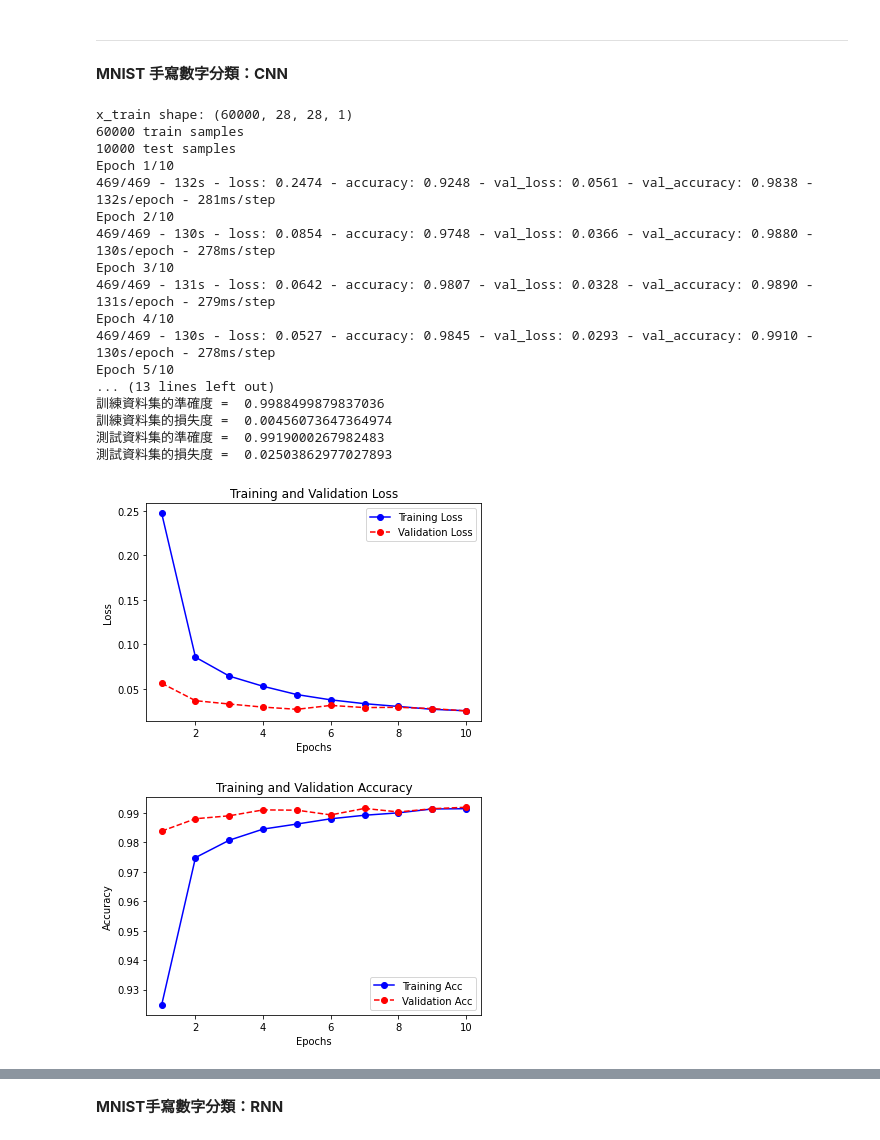
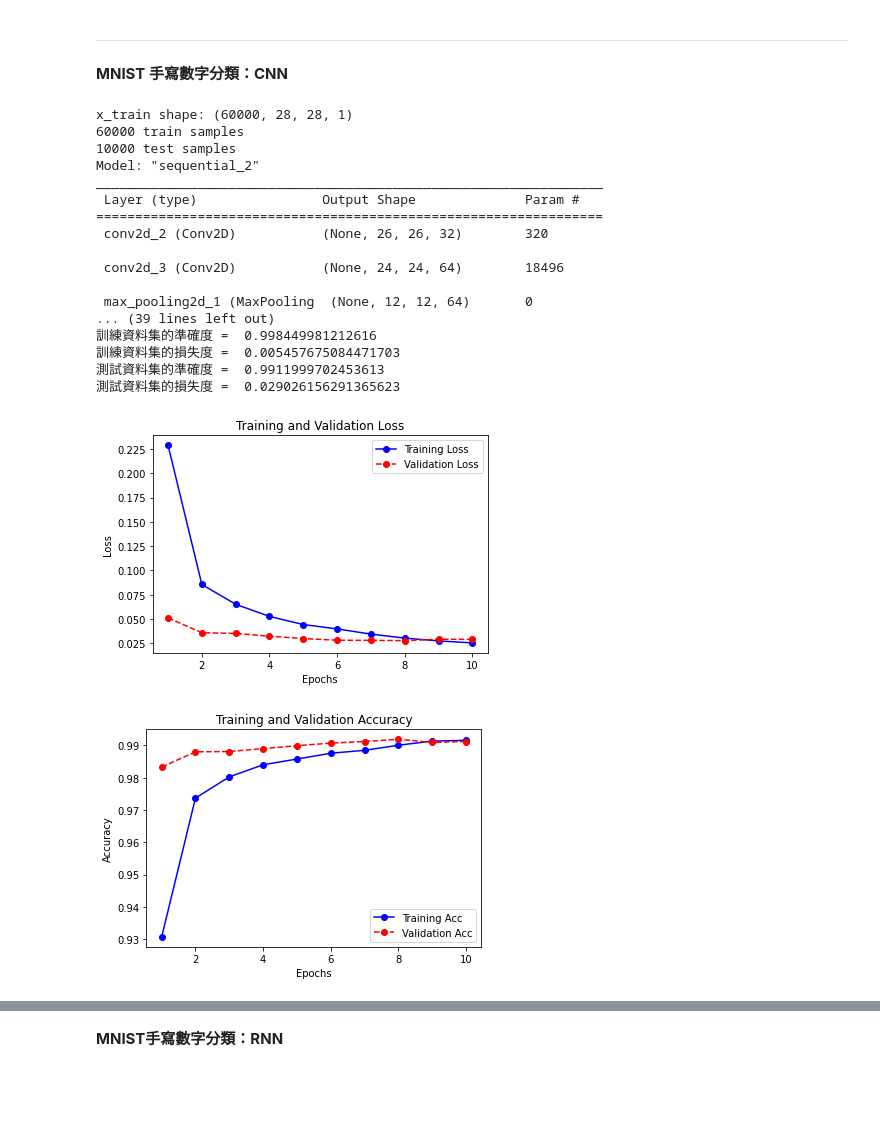
Before and after one commit to alan-chen-lab/MNIST, a Jupyter notebook: MNIST手寫辨識.ipynb, the cells around one changed output, grey strips where cells are left out. Cells and saved outputs as stored; diff of their text form; code cells hidden in the pictures; blank space fills up the shorter version.

```diff
--- a/MNIST手寫辨識.ipynb
+++ b/MNIST手寫辨識.ipynb
@@ -160,7 +163,7 @@ model.add(Dense(num_classes, activation='softmax'))
 # 編譯模型
 model.compile(loss="categorical_crossentropy", optimizer="adam",
               metrics=["accuracy"])
-
+model.summary()
 # 訓練模型
 history = model.fit(x_train, y_train,
           batch_size=batch_size,
@@ -178,46 +181,46 @@ print("測試資料集的損失度 = ", score1[0])
 
 #顯示訓練和驗證損失
 loss = history.history["loss"]
 epochs = range(1, len(loss)+1)
 val_loss = history.history["val_loss"]
 plt.plot(epochs, loss, "bo-", label="Training Loss")
 plt.plot(epochs, val_loss, "ro--", label="Validation Loss")
 plt.title("Training and Validation Loss")
 plt.xlabel("Epochs")
 plt.ylabel("Loss")
 plt.legend()
 plt.show()
 # 顯示訓練和驗證準確度
 acc = history.history["accuracy"]
 epochs = range(1, len(acc)+1)
 val_acc = history.history["val_accuracy"]
 plt.plot(epochs, acc, "bo-", label="Training Acc")
 plt.plot(epochs, val_acc, "ro--", label="Validation Acc")
 plt.title("Training and Validation Accuracy")
 plt.xlabel("Epochs")
 plt.ylabel("Accuracy")
 plt.legend()
 plt.show()
 
 from keras.utils.vis_utils import plot_model
 plot_model(model, to_file='CNN　model.png')
 # %% [output]
 x_train shape: (60000, 28, 28, 1)
 60000 train samples
 10000 test samples
-Epoch 1/10
-469/469 - 132s - loss: 0.2474 - accuracy: 0.9248 - val_loss: 0.0561 - val_accuracy: 0.9838 - 132s/epoch - 281ms/step
-Epoch 2/10
-469/469 - 130s - loss: 0.0854 - accuracy: 0.9748 - val_loss: 0.0366 - val_accuracy: 0.9880 - 130s/epoch - 278ms/step
-Epoch 3/10
-469/469 - 131s - loss: 0.0642 - accuracy: 0.9807 - val_loss: 0.0328 - val_accuracy: 0.9890 - 131s/epoch - 279ms/step
-Epoch 4/10
-469/469 - 130s - loss: 0.0527 - accuracy: 0.9845 - val_loss: 0.0293 - val_accuracy: 0.9910 - 130s/epoch - 278ms/step
-Epoch 5/10
-... (13 lines left out)
-訓練資料集的準確度 =  0.9988499879837036
-訓練資料集的損失度 =  0.00456073647364974
-測試資料集的準確度 =  0.9919000267982483
-測試資料集的損失度 =  0.02503862977027893
+Model: "sequential_2"
+_________________________________________________________________
+ Layer (type)                Output Shape              Param #
+=================================================================
+ conv2d_2 (Conv2D)           (None, 26, 26, 32)        320
+
+ conv2d_3 (Conv2D)           (None, 24, 24, 64)        18496
+
+ max_pooling2d_1 (MaxPooling  (None, 12, 12, 64)       0
+... (39 lines left out)
+訓練資料集的準確度 =  0.998449981212616
+訓練資料集的損失度 =  0.005457675084471703
+測試資料集的準確度 =  0.9911999702453613
+測試資料集的損失度 =  0.029026156291365623
-[figure, old version]
+[figure, new version]
-[figure, old version]
+[figure, new version]
```
Also changed, not shown: parts of 3 cells of this notebook.
